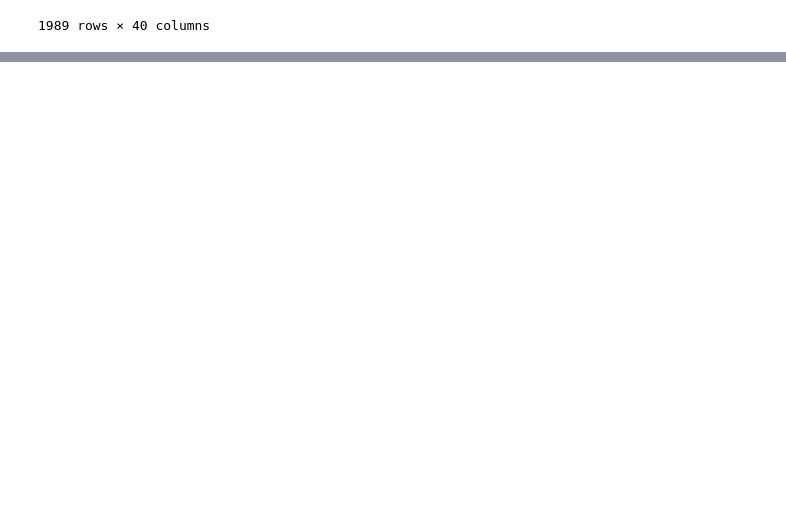
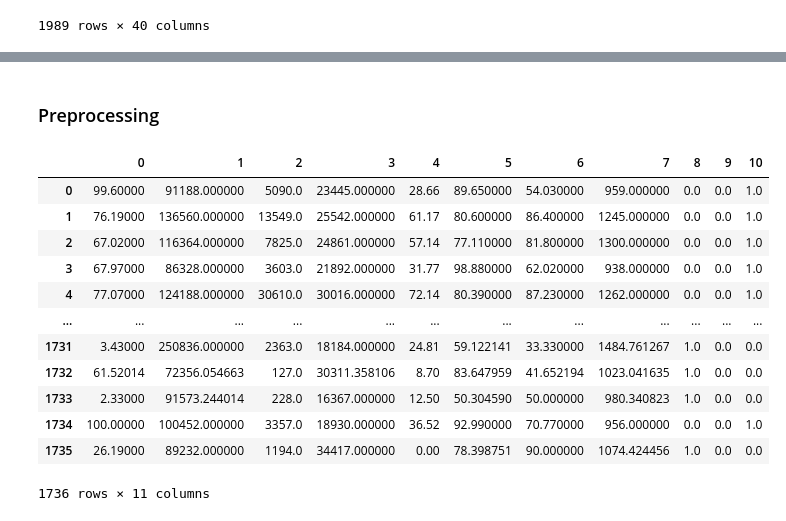
Before and after one commit to runstats21/college-score-card-analysis, a Jupyter notebook: CollegeScorecard-CollectClean.ipynb, the cells around one changed output, grey strips where cells are left out. Saved outputs shown, nothing was run; the diff lists cells and outputs as text; code cells hidden in the pictures; blank space fills up the shorter version.

Commit message:
move all cleaning to 'CollectClean', and add renaming and remove female majority var

```diff
--- a/CollegeScorecard-CollectClean.ipynb
+++ b/CollegeScorecard-CollectClean.ipynb
@@ -197,0 +332,9 @@ college_df.to_csv("./college_df.csv",index=False)
+# %%
+# drop obs with missing values in response column(s)
+clean_dat = clean_dat[clean_dat["Mean Earnings (6 Yrs after Entry)"].isnull()==False]
+# 250 rows removed => leaving 1736 remaining
+# %%
+# clean up variable names (i.e., column names)
+clean_dat.rename(columns = {"RetentionRate_4yr": "RetentionRate",
+                            "150% Completion Rate at 4 Yr (%)": "CompletionRate150"},
+                inplace=True)
@@ -197,0 +371,17 @@ college_df.to_csv("./college_df.csv",index=False)
+# %% [markdown]
+### Preprocessing
+# %%
+# define features and target
+features = ["School Ownership", 'Full-time Faculty Rate (%)', 'Faculty Average Salary', 'Student Enrollment Size','Attendance Cost',
+            'CompletionRate150', 'Admission Rate (%)', 'RetentionRate','SAT Average (Overall)']
+X = clean_dat.loc[:,features]
+X.index = clean_dat['School Name']
+target = clean_dat['Mean Earnings (6 Yrs after Entry)']
+target2 = clean_dat['Mean Earnings (10 Yrs after Entry)']
+# could add target 3, etc for median, low med high income earnings
+# could be cool for model such as "Schools that produce highest expected earnings for low income students, and why"
+# obviously, could look at individual schools in the aggregate, but having fitted model helps show overall characteristics;
+# ===> can provide insights into specific characteristics that lead to higher/lower expected income of students
+
+Xtrain, Xtest0, ytrain, ytest0 = train_test_split(X,target,random_state=4015,test_size=0.3)
+# Xvalid,Xtest,yvalid,ytest = train_test_split(Xtest0,ytest0, random_state=4015,test_size=0.3)
@@ -197,0 +413,35 @@ college_df.to_csv("./college_df.csv",index=False)
+# %%
+# run preprocessor
+X_filled= preprocessor.fit_transform(X)
+# %%
+# run preprocessor
+X_filled= preprocessor.fit_transform(X)
+Xtrain_filled = preprocessor.fit_transform(Xtrain)
+Xtest_filled= preprocessor.fit_transform(Xtest0)
+
+# get feature names from one hot encoder
+ohenc_names = preprocessor.named_transformers_['cat']['encoder'].get_feature_names_out()
+
+feature_names = list(X.columns)[1:]+list(ohenc_names)
+
+display(pd.DataFrame(X_filled))
+# redefine dataframes with appropriate column names
+# get indexes from train and test and apply them as well
+X_filled = pd.DataFrame(X_filled, columns=feature_names,index = X.index)
+Xtrain_filled = pd.DataFrame(Xtrain_filled, columns=feature_names,index = Xtrain.index)
+Xtest_filled = pd.DataFrame(Xtest_filled, columns=feature_names,index = Xtest0.index)
+X_filled.head()
+# %% [output]
+|  | 0 | 1 | 2 | 3 | 4 | 5 | 6 | 7 | 8 | 9 | 10 |
+| 0 | 99.60000 | 91188.000000 | 5090.0 | 23445.000000 | 28.66 | 89.650000 | 54.030000 | 959.000000 | 0.0 | 0.0 | 1.0 |
+| 1 | 76.19000 | 136560.000000 | 13549.0 | 25542.000000 | 61.17 | 80.600000 | 86.400000 | 1245.000000 | 0.0 | 0.0 | 1.0 |
+| 2 | 67.02000 | 116364.000000 | 7825.0 | 24861.000000 | 57.14 | 77.110000 | 81.800000 | 1300.000000 | 0.0 | 0.0 | 1.0 |
+| 3 | 67.97000 | 86328.000000 | 3603.0 | 21892.000000 | 31.77 | 98.880000 | 62.020000 | 938.000000 | 0.0 | 0.0 | 1.0 |
+| 4 | 77.07000 | 124188.000000 | 30610.0 | 30016.000000 | 72.14 | 80.390000 | 87.230000 | 1262.000000 | 0.0 | 0.0 | 1.0 |
+| ... | ... | ... | ... | ... | ... | ... | ... | ... | ... | ... | ... |
+| 1731 | 3.43000 | 250836.000000 | 2363.0 | 18184.000000 | 24.81 | 59.122141 | 33.330000 | 1484.761267 | 1.0 | 0.0 | 0.0 |
+| 1732 | 61.52014 | 72356.054663 | 127.0 | 30311.358106 | 8.70 | 83.647959 | 41.652194 | 1023.041635 | 1.0 | 0.0 | 0.0 |
+| 1733 | 2.33000 | 91573.244014 | 228.0 | 16367.000000 | 12.50 | 50.304590 | 50.000000 | 980.340823 | 1.0 | 0.0 | 0.0 |
+| 1734 | 100.00000 | 100452.000000 | 3357.0 | 18930.000000 | 36.52 | 92.990000 | 70.770000 | 956.000000 | 0.0 | 0.0 | 1.0 |
+| 1735 | 26.19000 | 89232.000000 | 1194.0 | 34417.000000 | 0.00 | 78.398751 | 90.000000 | 1074.424456 | 1.0 | 0.0 | 0.0 |
+1736 rows × 11 columns
```
Also changed, not shown: parts of 19 cells of this notebook, 7 other files.
